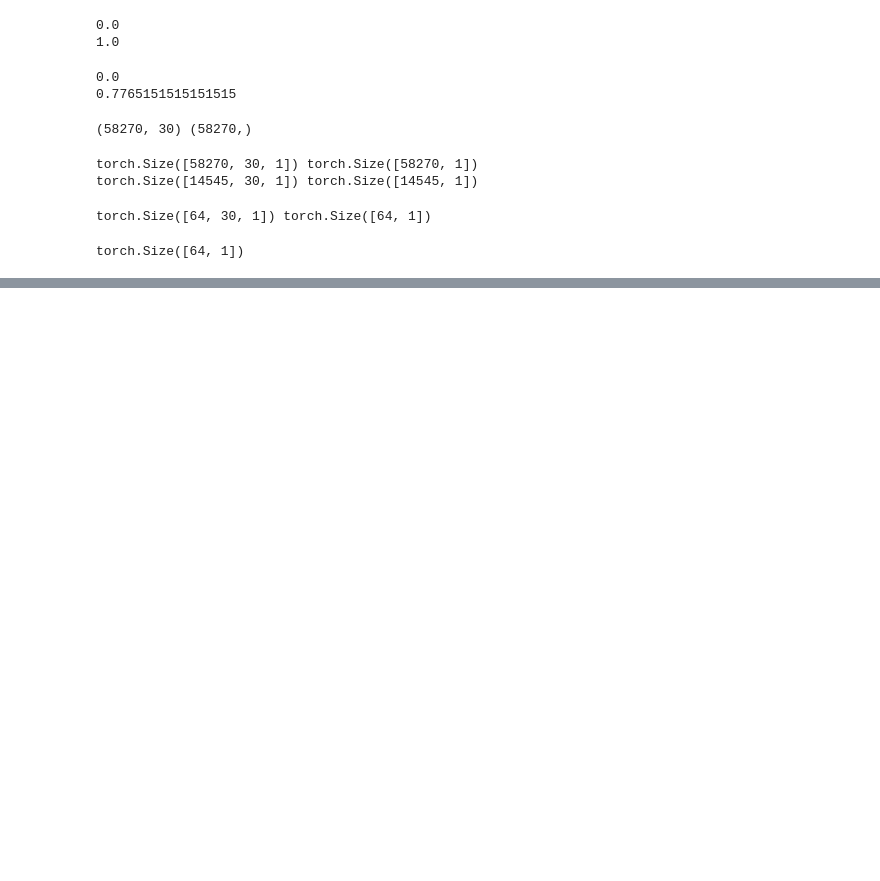
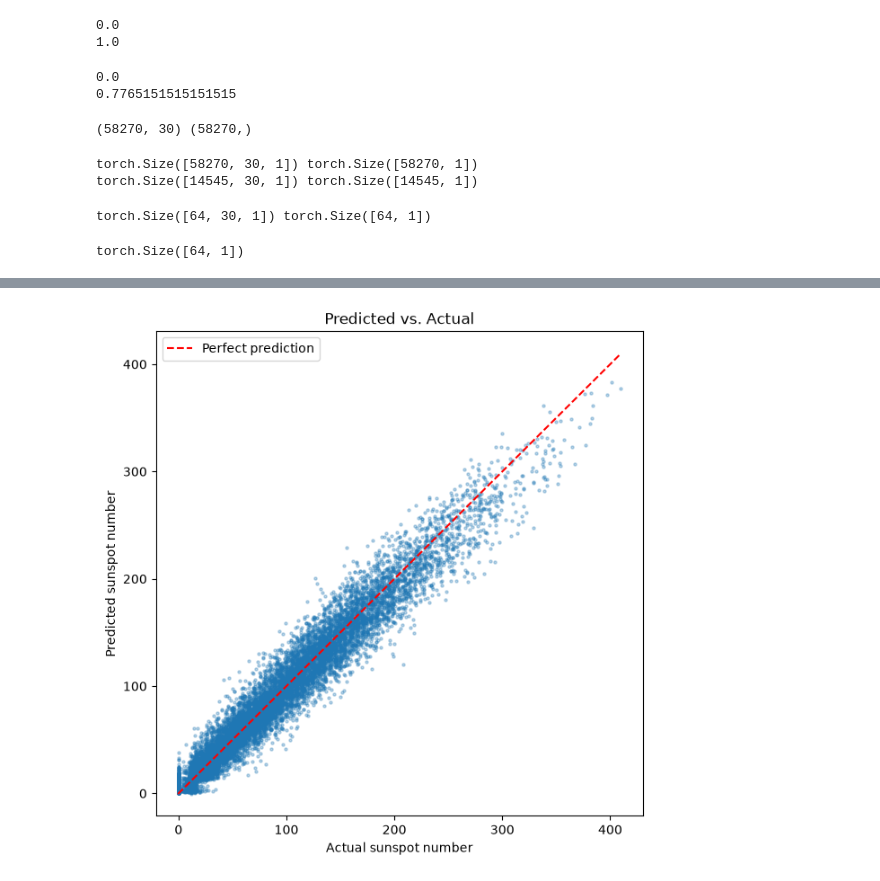
Before and after one commit to nanare-sudo/sunspot-lstm-forecasting, a Jupyter notebook: notebooks/02_preprocessing_and_model.ipynb, the cells around one changed output, grey strips where cells are left out. Drawn from its saved outputs; the diff is of its cells as text; code cells hidden in the pictures; blank space fills up the shorter version.

```diff
--- a/notebooks/02_preprocessing_and_model.ipynb
+++ b/notebooks/02_preprocessing_and_model.ipynb
@@ -188,0 +209,13 @@ torch.save(model.state_dict(), "../models/sunspot_lstm.pth")
+# %%
+plt.figure(figsize=(7, 7))
+plt.scatter(actuals, preds, s=5, alpha=0.3)
+lims = [min(actuals.min(), preds.min()), max(actuals.max(), preds.max())]
+plt.plot(lims, lims, "r--", label="Perfect prediction")
+plt.title("Predicted vs. Actual")
+plt.xlabel("Actual sunspot number")
+plt.ylabel("Predicted sunspot number")
+plt.legend()
+plt.savefig("../figures/03_scatter_pred_vs_actual.png", dpi=150, bbox_inches="tight")
+plt.show()
+# %% [output]
+[figure, added]
```
Also changed, not shown: parts of 11 cells of this notebook, 8 other files.
